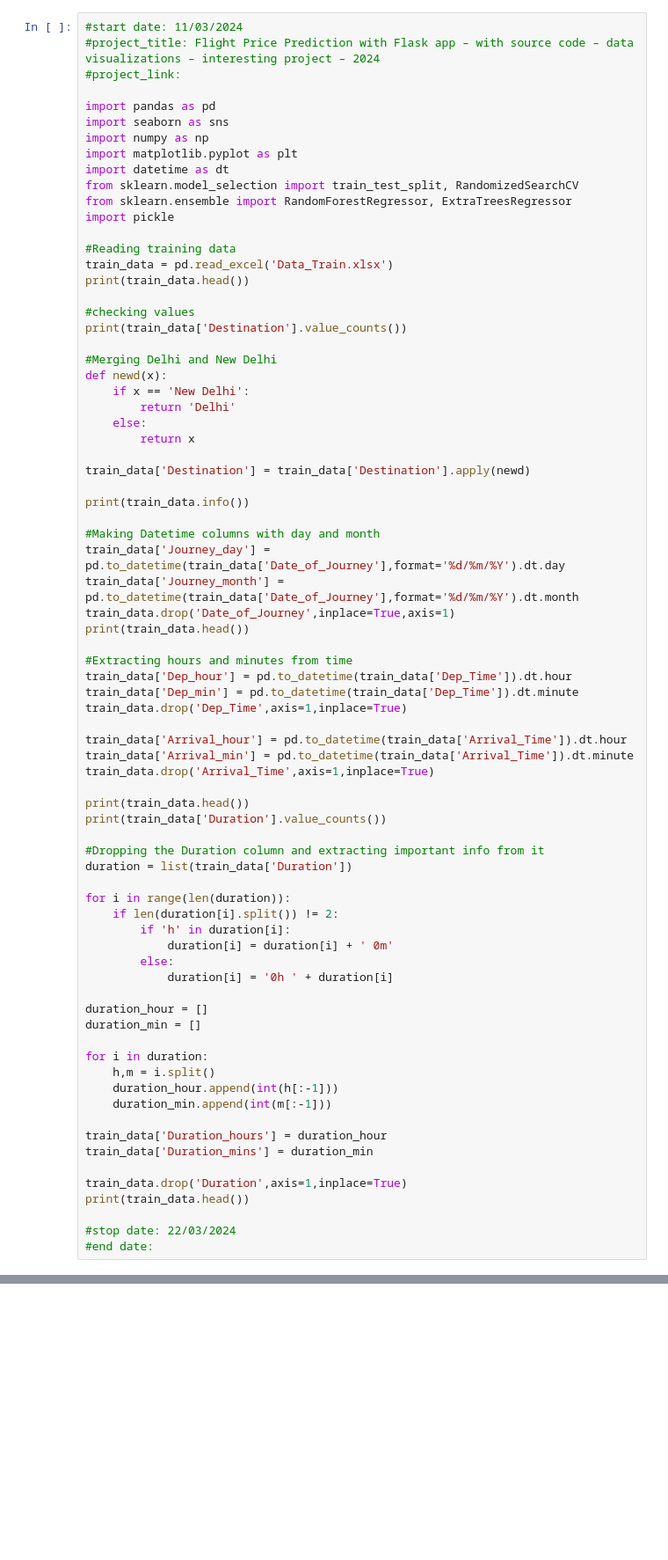
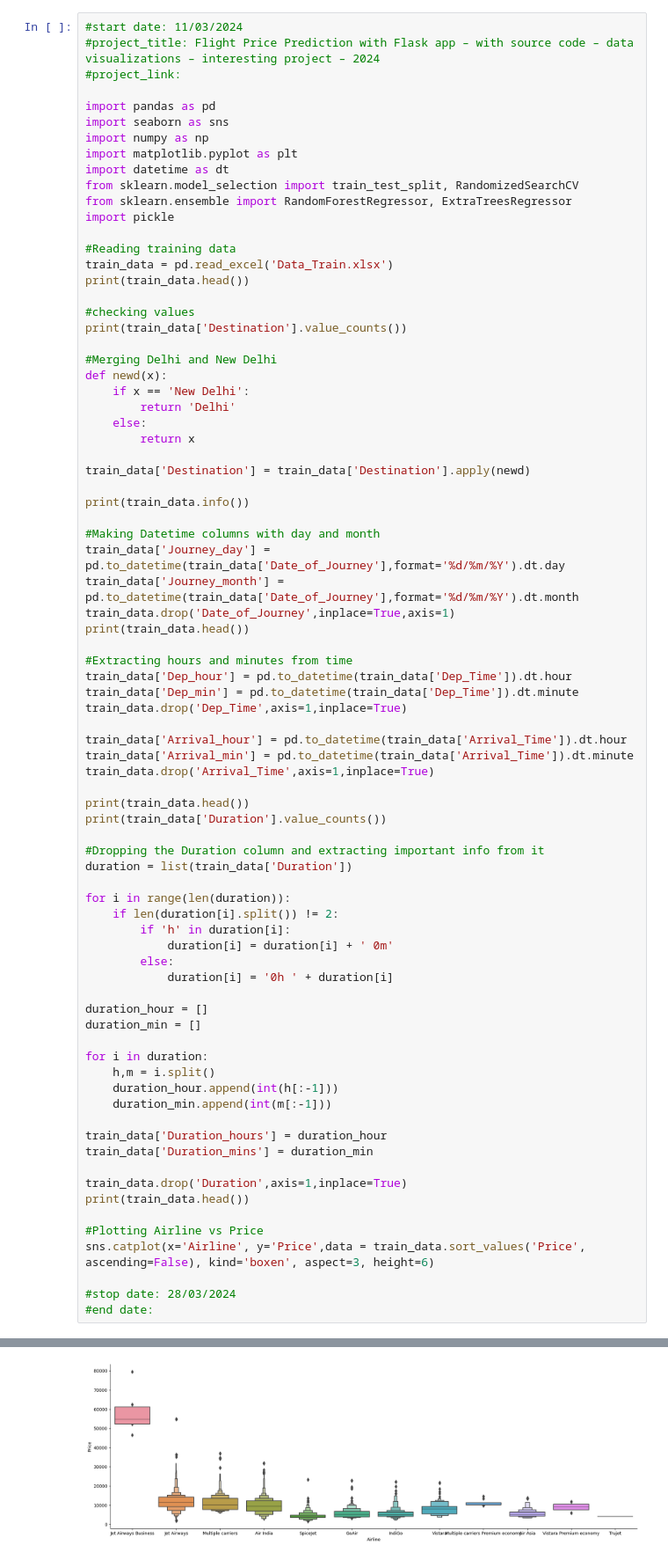
Before and after one commit to ovoegajivwie/March-April-DS-project, a Jupyter notebook: Flight Price Prediction– with source code – data visualizations – interesting project – 2024.ipynb, the cells around one changed output, grey strips where cells are left out. Shown at 88% size. Saved outputs shown, nothing was run; the diff lists cells and outputs as text; blank space fills up the shorter version.

```diff
--- a/Flight Price Prediction– with source code – data visualizations – interesting project – 2024.ipynb
+++ b/Flight Price Prediction– with source code – data visualizations – interesting project – 2024.ipynb
@@ -72,7 +72,10 @@ train_data['Duration_mins'] = duration_min
 train_data.drop('Duration',axis=1,inplace=True)
 print(train_data.head())
 
-#stop date: 22/03/2024
+#Plotting Airline vs Price
+sns.catplot(x='Airline', y='Price',data = train_data.sort_values('Price', ascending=False), kind='boxen', aspect=3, height=6)
+
+#stop date: 28/03/2024
 #end date:
 # %% [output]
        Airline Date_of_Journey    Source Destination                  Route  \
@@ -94,0 +99 @@ print(train_data.head())
+[figure, added]
```
Also changed, not shown: parts of 1 cell of this notebook.
